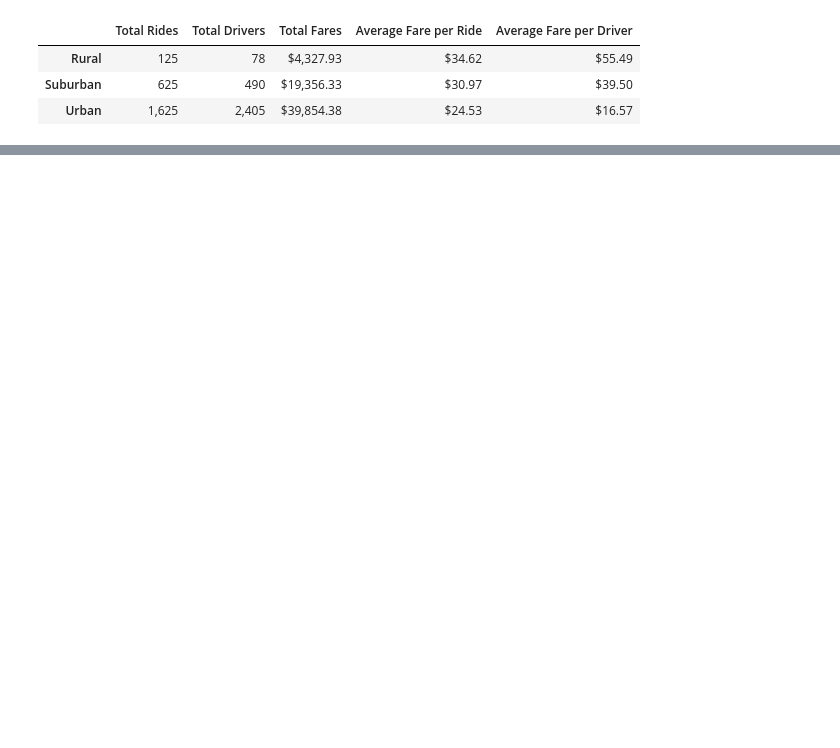
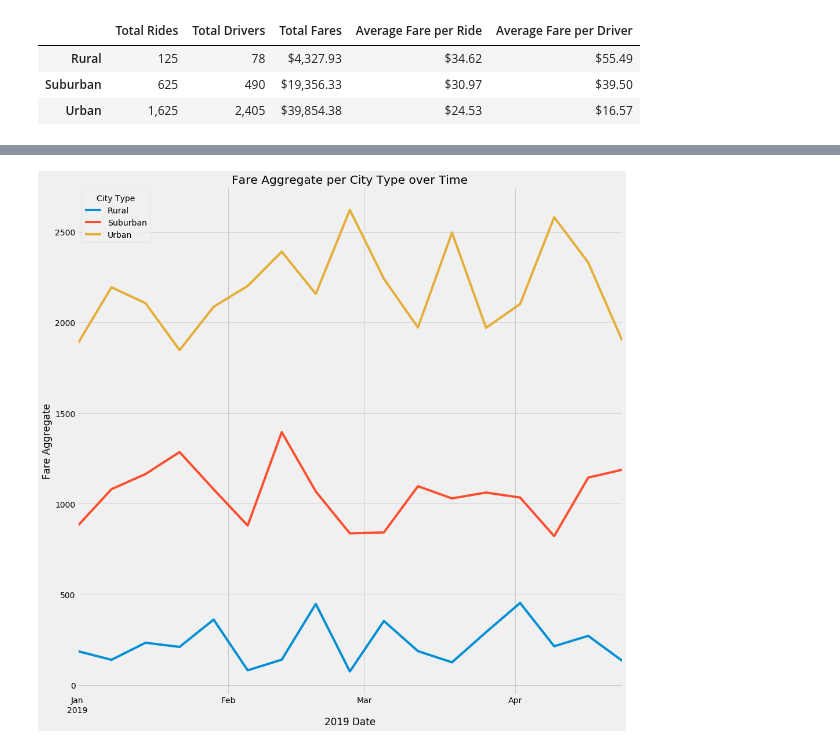
Before and after one commit to pbryzek/PyBer_Analysis, a Jupyter notebook: challenge/PyBer_Challenge.ipynb, the cells around one changed output, grey strips where cells are left out. Saved outputs shown, nothing was run; the diff lists cells and outputs as text; code cells hidden in the pictures; blank space fills up the shorter version.

```diff
--- a/challenge/PyBer_Challenge.ipynb
+++ b/challenge/PyBer_Challenge.ipynb
@@ -110,0 +111,10 @@ fares_df.head()
+# %%
+#Make a copy from the merged dataset on four columns
+fares_df = pyber_data_df[["Date","City","City Type","Fare"]].copy()
+#Create a new column as a DateTime object from the Date provided
+fares_df["DateTime"] = pd.to_datetime(fares_df["Date"])
+#Drop the Date Columns
+fares_df.drop(["Date"],axis=1,inplace=True)
+#Set the index to DateTime
+fares_df.set_index('DateTime',inplace=True)
+fares_df.head()
@@ -125,0 +142,6 @@ memory usage: 224.0+ bytes
+# %%
+#Group the Fare and DateTime data by City Type
+city_date_df = fares_df.groupby(["City Type", "DateTime"]).sum()
+#Reset the Index
+city_date_df.index.name = None
+city_date_df.head()
@@ -125,0 +156,4 @@ memory usage: 224.0+ bytes
+# %%
+#Create a Pivot Table on City Type for the column, indexed on DateTime and looking at Fare
+city_pivot_df = city_date_df.pivot_table(index="DateTime", columns="City Type")["Fare"]
+city_pivot_df.head()
@@ -125,0 +168,6 @@ memory usage: 224.0+ bytes
+# %%
+#From the pivot table, filter 2019 Jan-April dates.
+city_pivot_dates_df=city_pivot_df.loc['2019-01-01':'2019-04-28']
+#Resample to get the sums of the Fares per week
+city_pivot_dates_resample_df=city_pivot_dates_df.resample('7D').sum()
+city_pivot_dates_resample_df.head()
@@ -125,0 +182,13 @@ memory usage: 224.0+ bytes
+# %%
+#Plot the Chart
+style.use('fivethirtyeight')
+#Plot data and increase figure size
+ax = city_pivot_dates_resample_df.plot(figsize=(15,15))
+#Set title and x,y labels
+ax.set_title('Fare Aggregate per City Type over Time')
+ax.set_xlabel('2019 Date')
+ax.set_ylabel('Fare Aggregate')
+#Save plot to file
+plt.savefig('./analysis/fare_sum_city_type.png')
+# %% [output]
+[figure, added]
```
Also changed, not shown: parts of 19 cells of this notebook, 1 other file.
